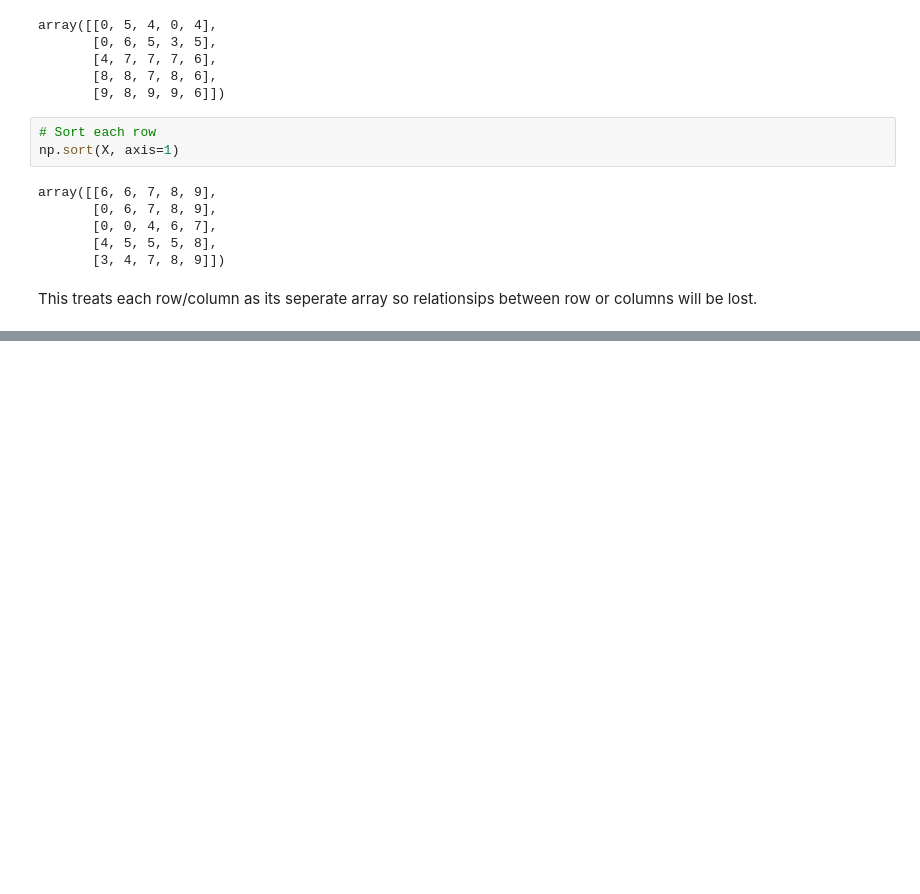
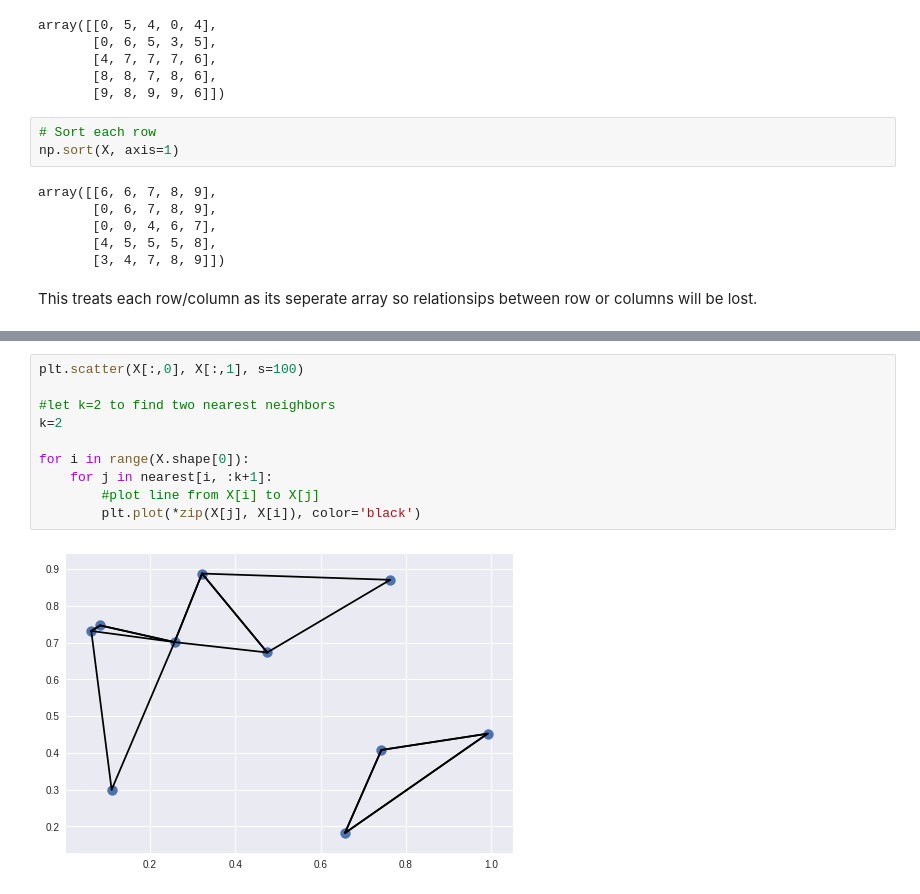
Before and after one commit to andresoro/Data-Science-Notes, a Jupyter notebook: intro_to_numpy/Sorting Arrays.ipynb, the cells around one changed output, grey strips where cells are left out. Drawn from its saved outputs; the diff is of its cells as text; blank space fills up the shorter version.

```diff
--- a/intro_to_numpy/Sorting Arrays.ipynb
+++ b/intro_to_numpy/Sorting Arrays.ipynb
@@ -86,0 +215,12 @@ This treats each row/column as its seperate array so relationsips between row or
+# %%
+plt.scatter(X[:,0], X[:,1], s=100)
+
+#let k=2 to find two nearest neighbors
+k=2
+
+for i in range(X.shape[0]):
+    for j in nearest[i, :k+1]:
+        #plot line from X[i] to X[j]
+        plt.plot(*zip(X[j], X[i]), color='black')
+# %% [output]
+[figure, added]
```
Also changed, not shown: parts of 21 cells of this notebook.
